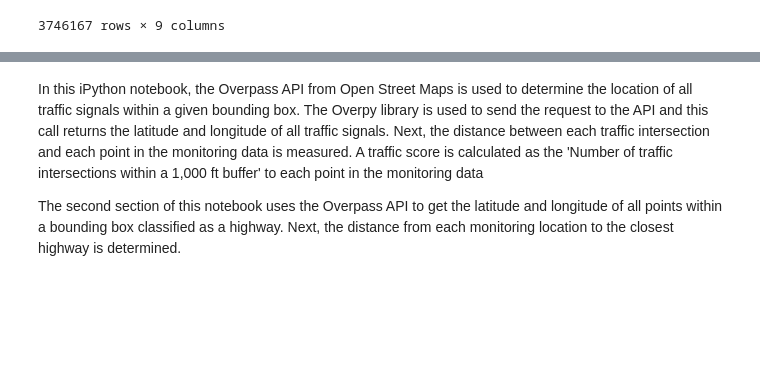
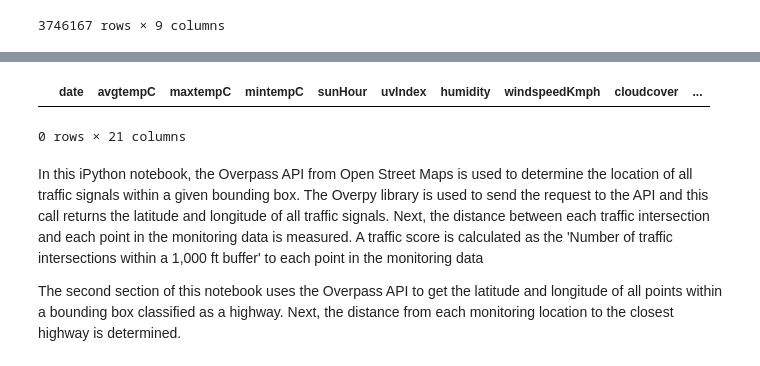
Before and after one commit to GiuliaGGG/Hyperlocal-Air-Quality-Prediction-in-Dublin, a Jupyter notebook: data-preparation.ipynb, the cells around one changed output, grey strips where cells are left out. Saved outputs shown, nothing was run; the diff lists cells and outputs as text; code cells hidden in the pictures; blank space fills up the shorter version.

```diff
--- a/data-preparation.ipynb
+++ b/data-preparation.ipynb
@@ -126,3 +227,14 @@ First we are
+# %%
+# merging with air pollution dataset
+
+# Merge the dataframes on the 'date' column, using an inner join
+merged_df = pd.merge(weather_df, daily_average, on='date', how='inner')
+
+# Check the result
+merged_df.head()
+# %% [output]
+|  | date | avgtempC | maxtempC | mintempC | sunHour | uvIndex | humidity | windspeedKmph | cloudcover | ... |
+0 rows × 21 columns
 # %% [markdown]
 In this iPython notebook, the Overpass API from Open Street Maps is used to determine the location of all traffic signals within a given bounding box. The Overpy library is used to send the request to the API and this call returns the latitude and longitude of all traffic signals. Next, the distance between each traffic intersection and each point in the monitoring data is measured. A traffic score is calculated as the 'Number of traffic intersections within a 1,000 ft buffer' to each point in the monitoring data
 
```
Also changed, not shown: parts of 10 cells of this notebook, 2 other files.
